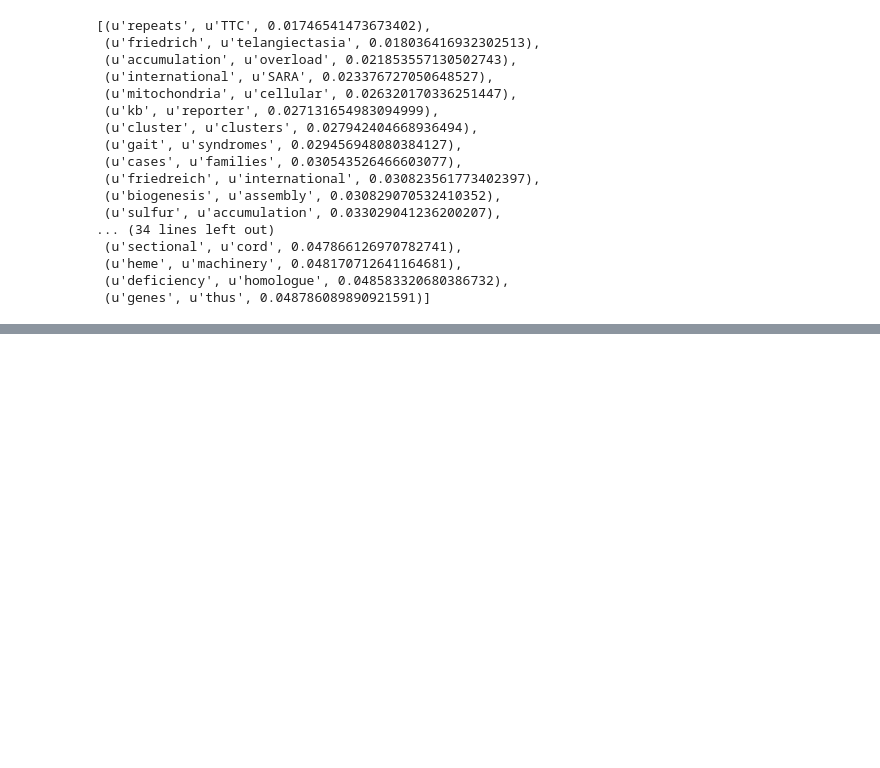
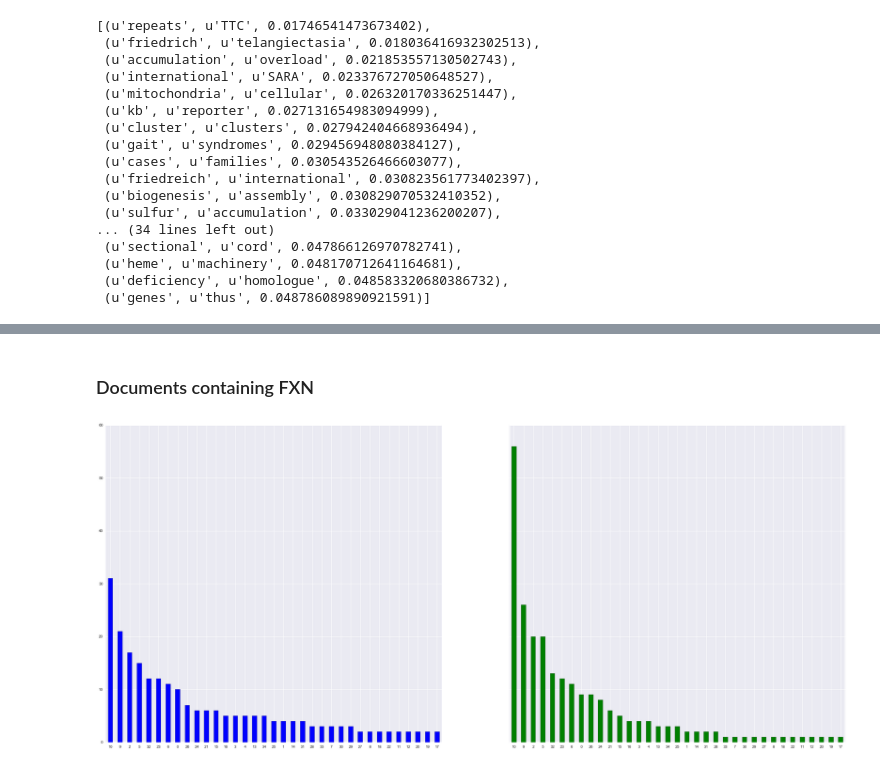
Before and after one commit to codezakh/word-clusters, a Jupyter notebook: doc2vec-poc.ipynb, the cells around one changed output, grey strips where cells are left out. Saved outputs shown, nothing was run; the diff lists cells and outputs as text; code cells hidden in the pictures; blank space fills up the shorter version.

```diff
--- a/doc2vec-poc.ipynb
+++ b/doc2vec-poc.ipynb
@@ -1506,0 +1446,6 @@ model_2.most_similar('homologue')
+# %%
+fxn_frataxin_dist_all_walks = pd.read_pickle('fxn_frat.pkl')
+# %%
+FXN_docs = [idx for idx, doc in enumerate(bow_corpus) if 'FXN' in doc]
+frataxin_docs = [idx for idx, doc in enumerate(bow_corpus) if 'frataxin' in doc]
+both_docs = [idx for idx, doc in enumerate(bow_corpus) if 'frataxin' in doc and 'FXN' in doc]
@@ -1506,0 +1456,13 @@ model_2.most_similar('homologue')
+# %% [markdown]
+### Documents containing FXN
+# %%
+%matplotlib inline
+fig, (ax1,ax2) = plt.subplots(1,2,figsize=(35,15),sharey=True,sharex=True)
+pd.Series(iter_remap_0(
+        hcluster_ID[FXN_docs]
+    )).value_counts().plot(kind='bar',ax=ax1)
+dummy = ax1.set_xticklabels(ax1.xaxis.get_majorticklabels(),rotation='horizontal')
+pd.Series(iter_remap_0(Z_d2v_id_w_replace[fxn_frataxin_dist_all_walks['FXN']])).value_counts().plot(kind='bar',ax=ax2,color='green')
+dummy = ax2.set_xticklabels(ax2.xaxis.get_majorticklabels(),rotation='horizontal')
+# %% [output]
+[figure, added]
```
Also changed, not shown: parts of 44 cells of this notebook, 5 other files.
